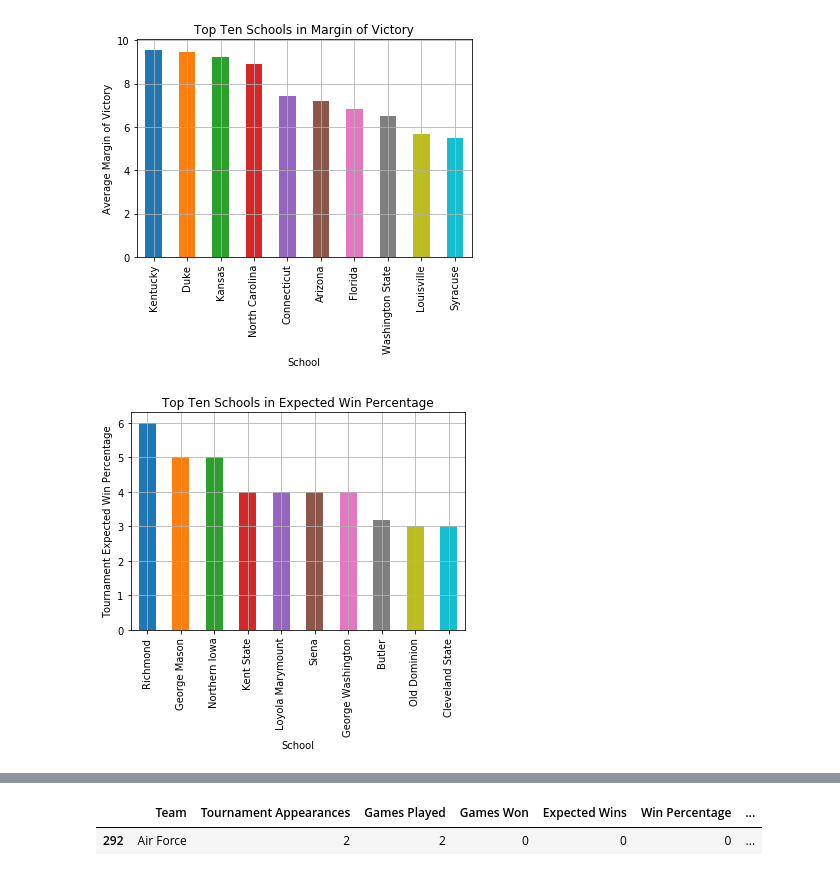
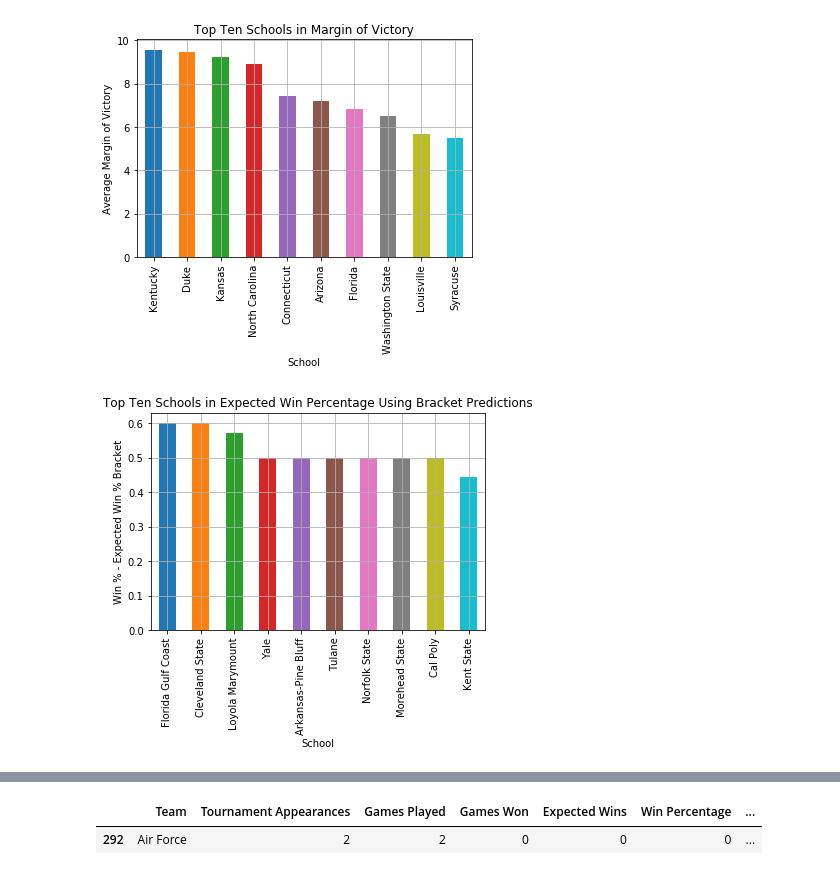
Before and after one commit to mmclaughlin87/march-madness-historical-perfomance, a Jupyter notebook: Dan's Exploratory Analysis - Best Teams.ipynb, the cells around one changed output, grey strips where cells are left out. Cells and saved outputs as stored; diff of their text form; code cells hidden in the pictures.

Commit message:
Adds new calculations for expected wins and new exploratory plots.

```diff
--- a/Dan's Exploratory Analysis - Best Teams.ipynb
+++ b/Dan's Exploratory Analysis - Best Teams.ipynb
@@ -6,4 +6,4 @@ import os
 import csv
 # %%
 ## creates file path for raw data
-raw_data_file_path = os.path.join('raw_data', 'ncaa_mens_march_madness_historical_results.csv')
+cleaned_data_file_path = os.path.join('raw_data', 'team_game_level_data.csv')
@@ -58,0 +10,5 @@ team_game_df
+# %%
+## create a team-game level dataframe
+## includes original statistics, a game id, a  flag for win-loss, and a seed matchup id
+team_game_df = pd.read_csv(cleaned_data_file_path)
+team_game_df
@@ -253,0 +292,4 @@ most_average_num_wins
+# %%
+#Best Expected Win % Difference Using Bracket
+best_expected_win_percentage_bracket = team_performance_summary.sort_values(by="Win % - Expected Win % Bracket",ascending=False).iloc[:10,:]
+best_expected_win_percentage_bracket
@@ -309,12 +411,12 @@ plt.show()
 [figure]
 # %%
 #Top Teams Wins vs. Expectation (who overperforms seeds?)
-x = np.arange(len(best_expected_win_percentage.index))
-best_expected_win_percentage["Expected Win Percentage"].plot(x=x,kind='Bar',grid='on')
-plt.xticks(x,list(best_expected_win_percentage['Team']))
+x = np.arange(len(best_expected_win_percentage_bracket.index))
+best_expected_win_percentage_bracket["Win % - Expected Win % Bracket"].plot(x=x,kind='Bar',grid='on')
+plt.xticks(x,list(best_expected_win_percentage_bracket['Team']))
 plt.xlabel('School')
-plt.ylabel("Tournament Expected Win Percentage")
-plt.title("Top Ten Schools in Expected Win Percentage")
+plt.ylabel("Win % - Expected Win % Bracket")
+plt.title("Top Ten Schools in Expected Win Percentage Using Bracket Predictions")
 plt.show()
 # %% [output]
-[figure, old version]
+[figure, new version]
```
Also changed, not shown: parts of 19 cells of this notebook.
